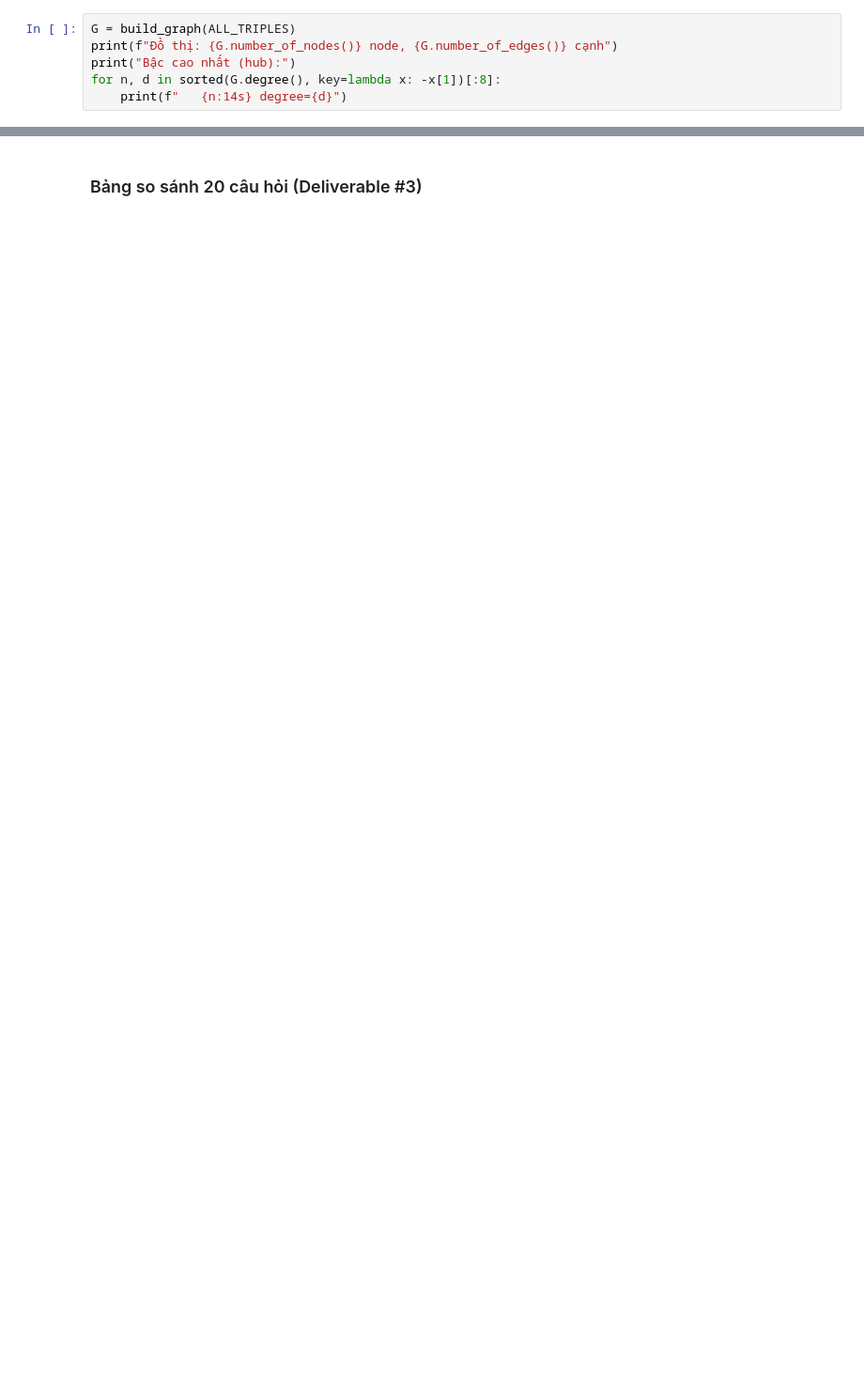
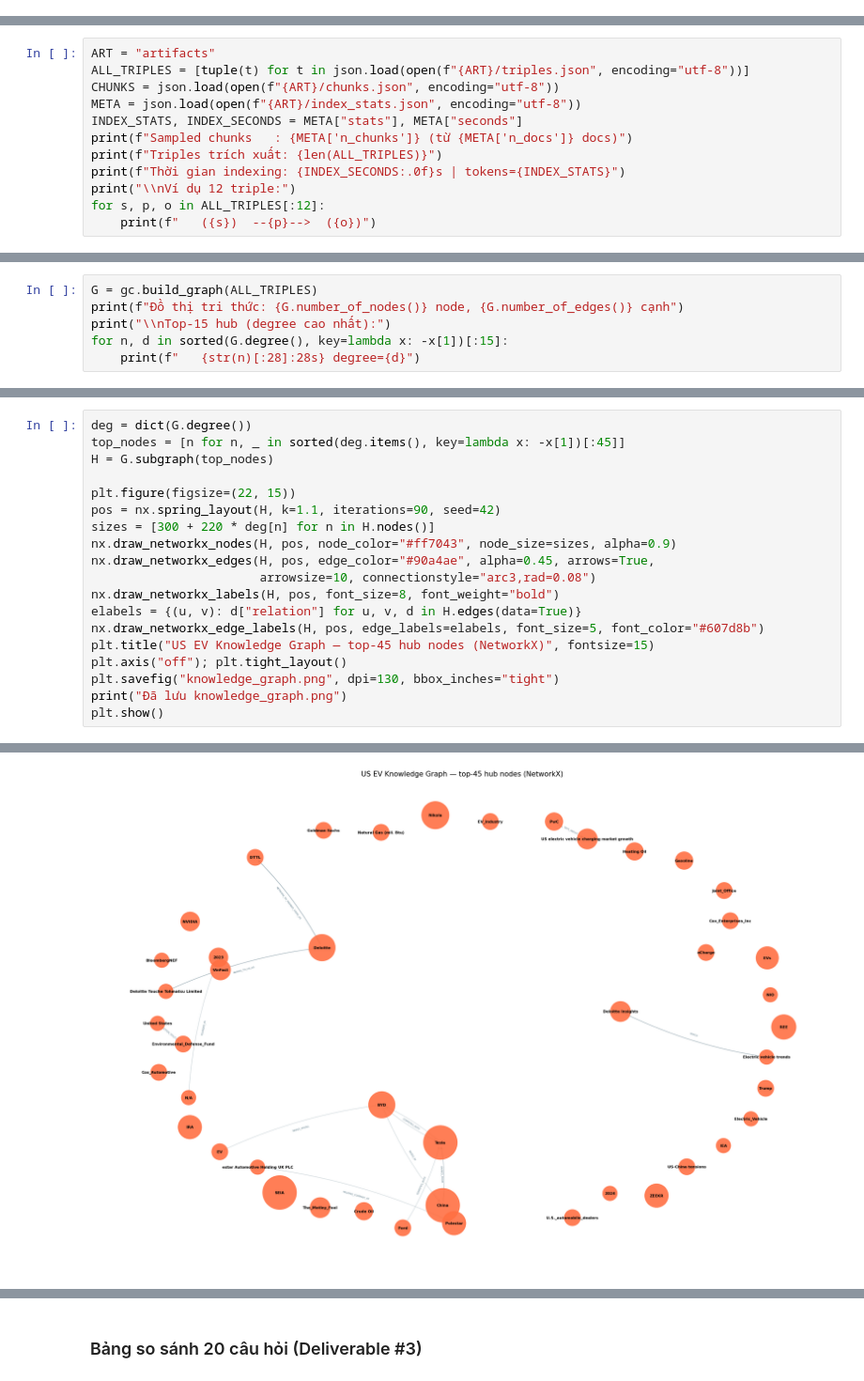
Before and after one commit to CapViet/2A202600769-Nguyen-Duc-Kien-Trung-Day19, a Jupyter notebook: Day19_GraphRAG.ipynb, the cells around one changed output, grey strips where cells are left out. Shown at 94% size. Drawn from its saved outputs; the diff is of its cells as text; blank space fills up the shorter version.

```diff
--- a/Day19_GraphRAG.ipynb
+++ b/Day19_GraphRAG.ipynb
@@ -491,6 +0,0 @@ Ví dụ 12 triple đầu tiên:
-# %%
-G = build_graph(ALL_TRIPLES)
-print(f"Đồ thị: {G.number_of_nodes()} node, {G.number_of_edges()} cạnh")
-print("Bậc cao nhất (hub):")
-for n, d in sorted(G.degree(), key=lambda x: -x[1])[:8]:
-    print(f"   {n:14s} degree={d}")
@@ -641,0 +110,12 @@ print("\nĐã chạy xong 20 câu hỏi.")
+# %%
+ART = "artifacts"
+ALL_TRIPLES = [tuple(t) for t in json.load(open(f"{ART}/triples.json", encoding="utf-8"))]
+CHUNKS = json.load(open(f"{ART}/chunks.json", encoding="utf-8"))
+META = json.load(open(f"{ART}/index_stats.json", encoding="utf-8"))
+INDEX_STATS, INDEX_SECONDS = META["stats"], META["seconds"]
+print(f"Sampled chunks   : {META['n_chunks']} (từ {META['n_docs']} docs)")
+print(f"Triples trích xuất: {len(ALL_TRIPLES)}")
+print(f"Thời gian indexing: {INDEX_SECONDS:.0f}s | tokens={INDEX_STATS}")
+print("\\nVí dụ 12 triple:")
+for s, p, o in ALL_TRIPLES[:12]:
+    print(f"   ({s})  --{p}-->  ({o})")
@@ -641,0 +159,6 @@ print("\nĐã chạy xong 20 câu hỏi.")
+# %%
+G = gc.build_graph(ALL_TRIPLES)
+print(f"Đồ thị tri thức: {G.number_of_nodes()} node, {G.number_of_edges()} cạnh")
+print("\\nTop-15 hub (degree cao nhất):")
+for n, d in sorted(G.degree(), key=lambda x: -x[1])[:15]:
+    print(f"   {str(n)[:28]:28s} degree={d}")
@@ -641,0 +187,20 @@ print("\nĐã chạy xong 20 câu hỏi.")
+# %%
+deg = dict(G.degree())
+top_nodes = [n for n, _ in sorted(deg.items(), key=lambda x: -x[1])[:45]]
+H = G.subgraph(top_nodes)
+
+plt.figure(figsize=(22, 15))
+pos = nx.spring_layout(H, k=1.1, iterations=90, seed=42)
+sizes = [300 + 220 * deg[n] for n in H.nodes()]
+nx.draw_networkx_nodes(H, pos, node_color="#ff7043", node_size=sizes, alpha=0.9)
+nx.draw_networkx_edges(H, pos, edge_color="#90a4ae", alpha=0.45, arrows=True,
+                       arrowsize=10, connectionstyle="arc3,rad=0.08")
+nx.draw_networkx_labels(H, pos, font_size=8, font_weight="bold")
+elabels = {(u, v): d["relation"] for u, v, d in H.edges(data=True)}
+nx.draw_networkx_edge_labels(H, pos, edge_labels=elabels, font_size=5, font_color="#607d8b")
+plt.title("US EV Knowledge Graph — top-45 hub nodes (NetworkX)", fontsize=15)
+plt.axis("off"); plt.tight_layout()
+plt.savefig("knowledge_graph.png", dpi=130, bbox_inches="tight")
+print("Đã lưu knowledge_graph.png")
+plt.show()
+# %% [output]
@@ -641,0 +208 @@ print("\nĐã chạy xong 20 câu hỏi.")
+[figure, added]
```
Also changed, not shown: parts of 50 cells of this notebook, 17 other files.
